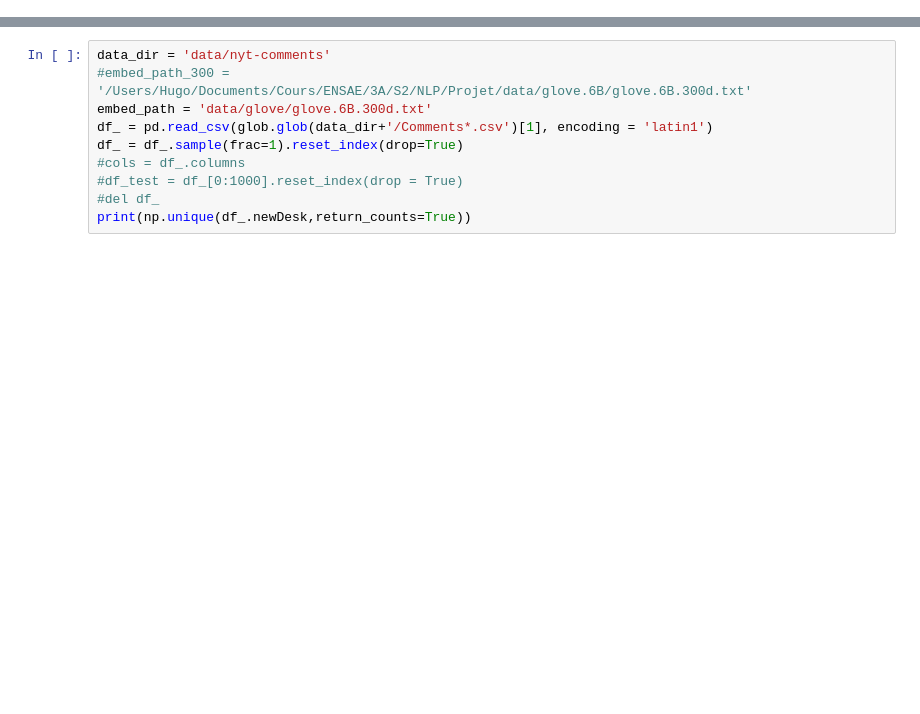
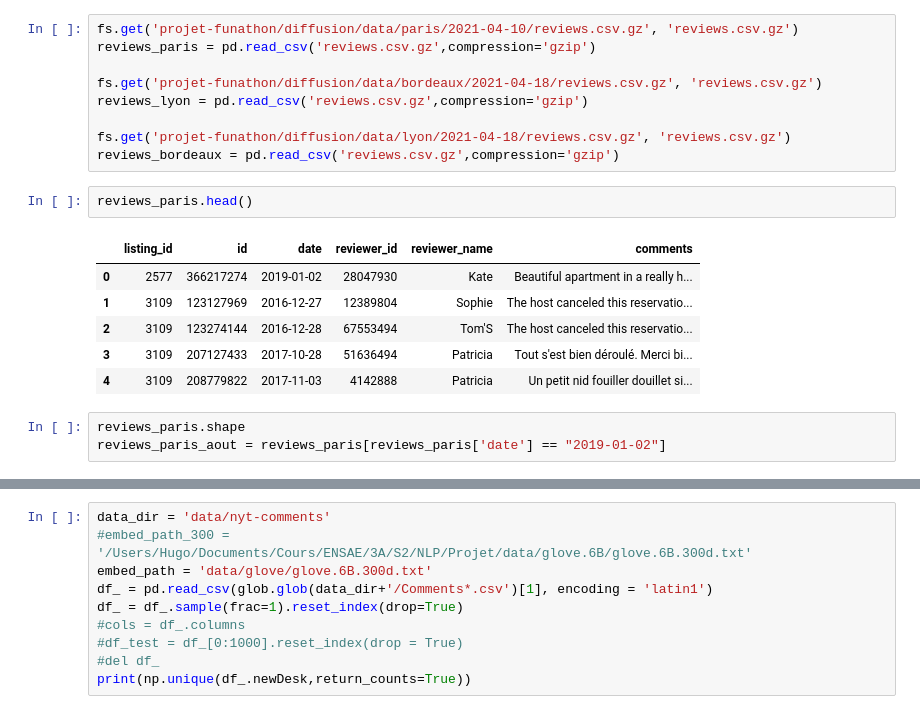
Before and after one commit to clement2323/nlp_studies, a Jupyter notebook: projet LDA/main_Clem.ipynb, the cells around one changed output, grey strips where cells are left out. Cells and saved outputs as stored; diff of their text form; blank space fills up the shorter version.

```diff
--- a/projet LDA/main_Clem.ipynb
+++ b/projet LDA/main_Clem.ipynb
@@ -29,0 +77,21 @@ warnings.filterwarnings("ignore")
+# %%
+fs.get('projet-funathon/diffusion/data/paris/2021-04-10/reviews.csv.gz', 'reviews.csv.gz')
+reviews_paris = pd.read_csv('reviews.csv.gz',compression='gzip')
+
+fs.get('projet-funathon/diffusion/data/bordeaux/2021-04-18/reviews.csv.gz', 'reviews.csv.gz')
+reviews_lyon = pd.read_csv('reviews.csv.gz',compression='gzip')
+
+fs.get('projet-funathon/diffusion/data/lyon/2021-04-18/reviews.csv.gz', 'reviews.csv.gz')
+reviews_bordeaux = pd.read_csv('reviews.csv.gz',compression='gzip')
+# %%
+reviews_paris.head()
+# %% [output]
+|  | listing_id | id | date | reviewer_id | reviewer_name | comments |
+| 0 | 2577 | 366217274 | 2019-01-02 | 28047930 | Kate | Beautiful apartment in a really h... |
+| 1 | 3109 | 123127969 | 2016-12-27 | 12389804 | Sophie | The host canceled this reservatio... |
+| 2 | 3109 | 123274144 | 2016-12-28 | 67553494 | Tom'S | The host canceled this reservatio... |
+| 3 | 3109 | 207127433 | 2017-10-28 | 51636494 | Patricia | Tout s'est bien déroulé. Merci bi... |
+| 4 | 3109 | 208779822 | 2017-11-03 | 4142888 | Patricia | Un petit nid fouiller douillet si... |
+# %%
+reviews_paris.shape
+reviews_paris_aout = reviews_paris[reviews_paris['date'] == "2019-01-02"]
```
Also changed, not shown: parts of 14 cells of this notebook.
